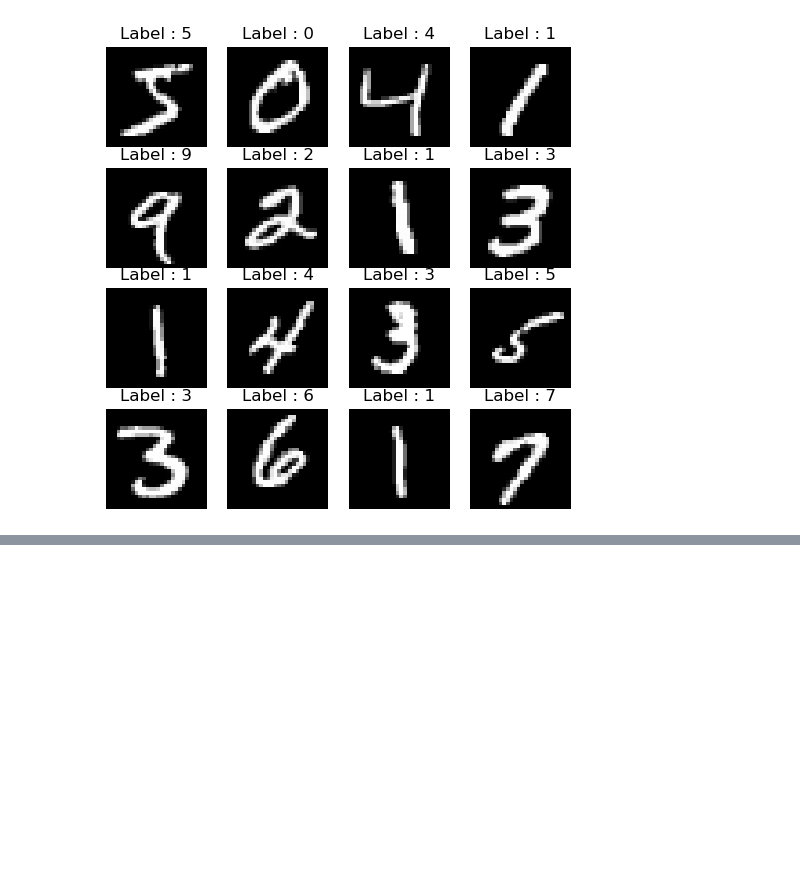
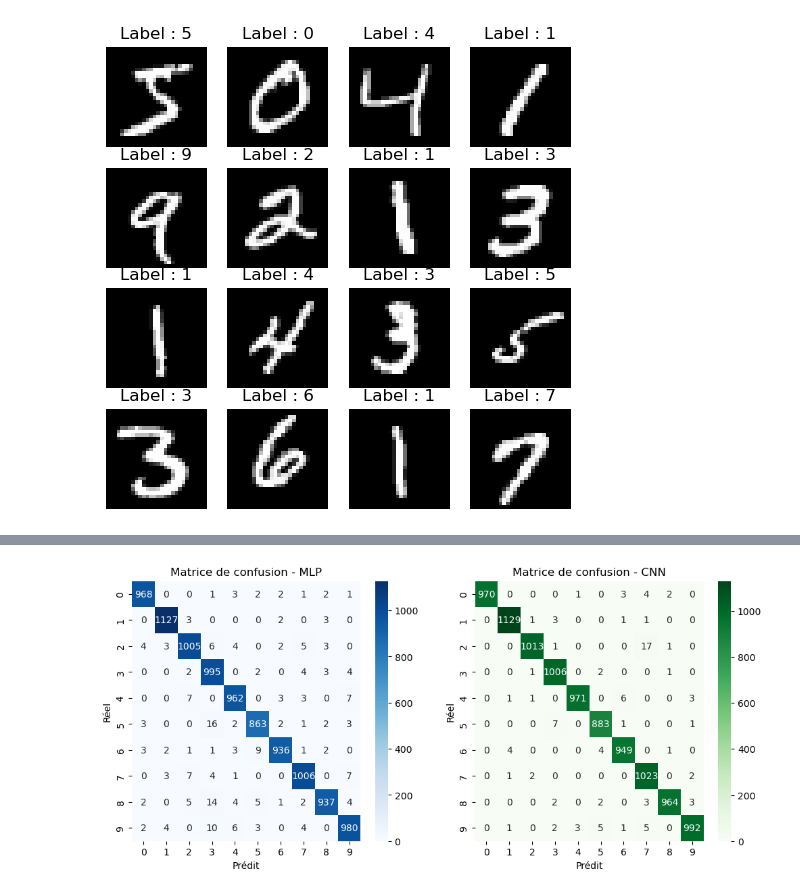
Before and after one commit to AnasBerkaoui710/Handwritten-digits-recognition, a Jupyter notebook: handWritten_digits_prediction.ipynb, the cells around one changed output, grey strips where cells are left out. Drawn from its saved outputs; the diff is of its cells as text; code cells hidden in the pictures; blank space fills up the shorter version.

```diff
--- a/handWritten_digits_prediction.ipynb
+++ b/handWritten_digits_prediction.ipynb
@@ -232,2 +360,40 @@ demo.launch(inline=True)
 * To create a public link, set `share=True` in `launch()`.
 [interactive output not drawn]
+# %%
+from sklearn.metrics import accuracy_score, classification_report, confusion_matrix
+import seaborn as sns
+import matplotlib.pyplot as plt
+import numpy as np
+
+# Charger les modèles
+mlp_model = tf.keras.models.load_model("handwritten_digits.keras")
+cnn_model = tf.keras.models.load_model("mnist_cnn.keras")
+
+# Prédictions sur le test set
+y_pred_mlp = np.argmax(mlp_model.predict(x_test), axis=1)
+y_pred_cnn = np.argmax(cnn_model.predict(x_test.reshape(-1,28,28,1)), axis=1)
+
+# Accuracy
+acc_mlp = accuracy_score(y_test, y_pred_mlp)
+acc_cnn = accuracy_score(y_test, y_pred_cnn)
+
+print(f"Accuracy MLP : {acc_mlp:.4f}")
+print(f"Accuracy CNN : {acc_cnn:.4f}\n")
+
+# Matrices de confusion
+fig, axes = plt.subplots(1, 2, figsize=(12,5))
+
+cm_mlp = confusion_matrix(y_test, y_pred_mlp)
+sns.heatmap(cm_mlp, annot=True, fmt="d", ax=axes[0], cmap="Blues")
+axes[0].set_title("Matrice de confusion - MLP")
+axes[0].set_xlabel("Prédit")
+axes[0].set_ylabel("Réel")
+
+cm_cnn = confusion_matrix(y_test, y_pred_cnn)
+sns.heatmap(cm_cnn, annot=True, fmt="d", ax=axes[1], cmap="Greens")
+axes[1].set_title("Matrice de confusion - CNN")
+axes[1].set_xlabel("Prédit")
+axes[1].set_ylabel("Réel")
+
+plt.show()
+# %% [output]
@@ -233,0 +404 @@ demo.launch(inline=True)
+[figure, added]
```
Also changed, not shown: parts of 15 cells of this notebook.
